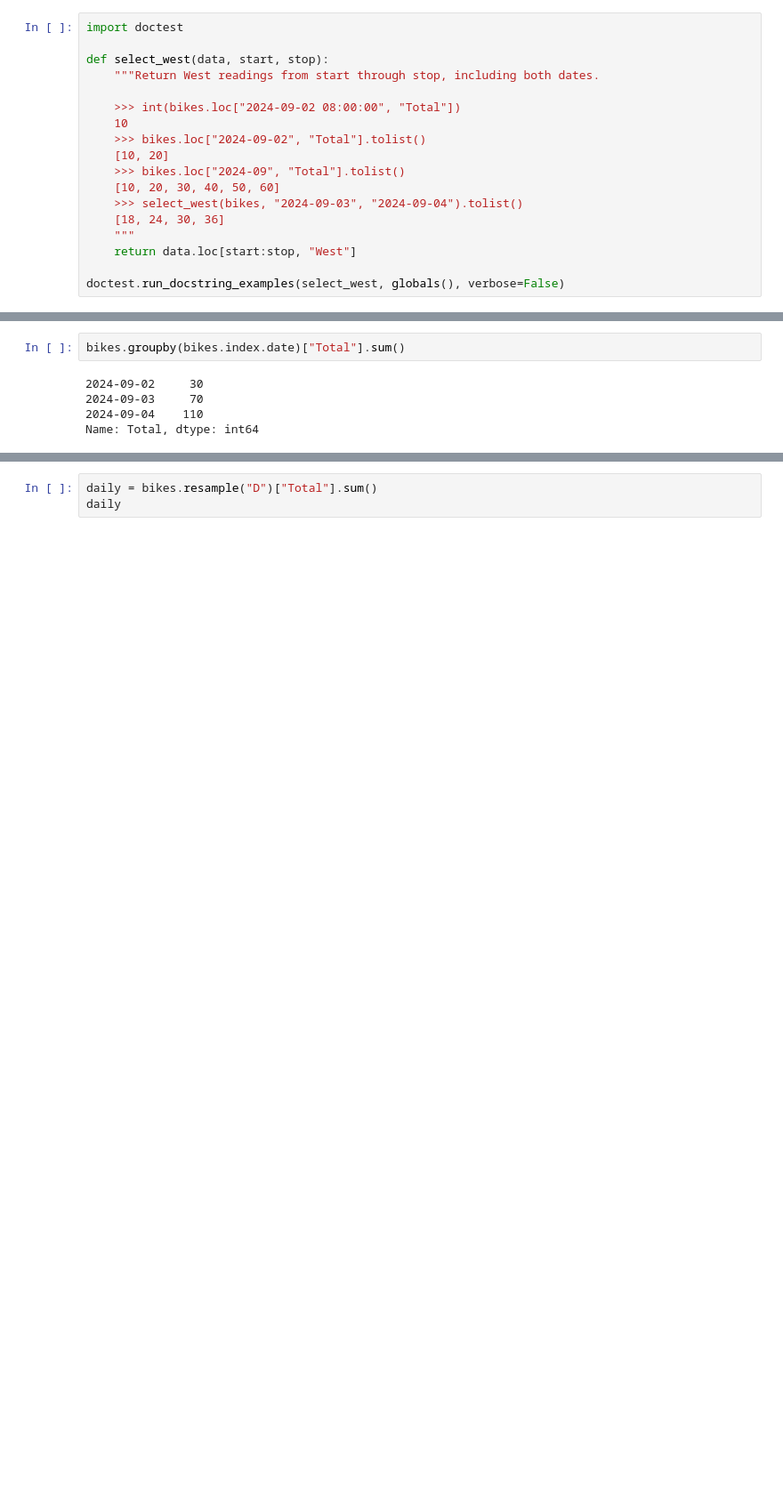
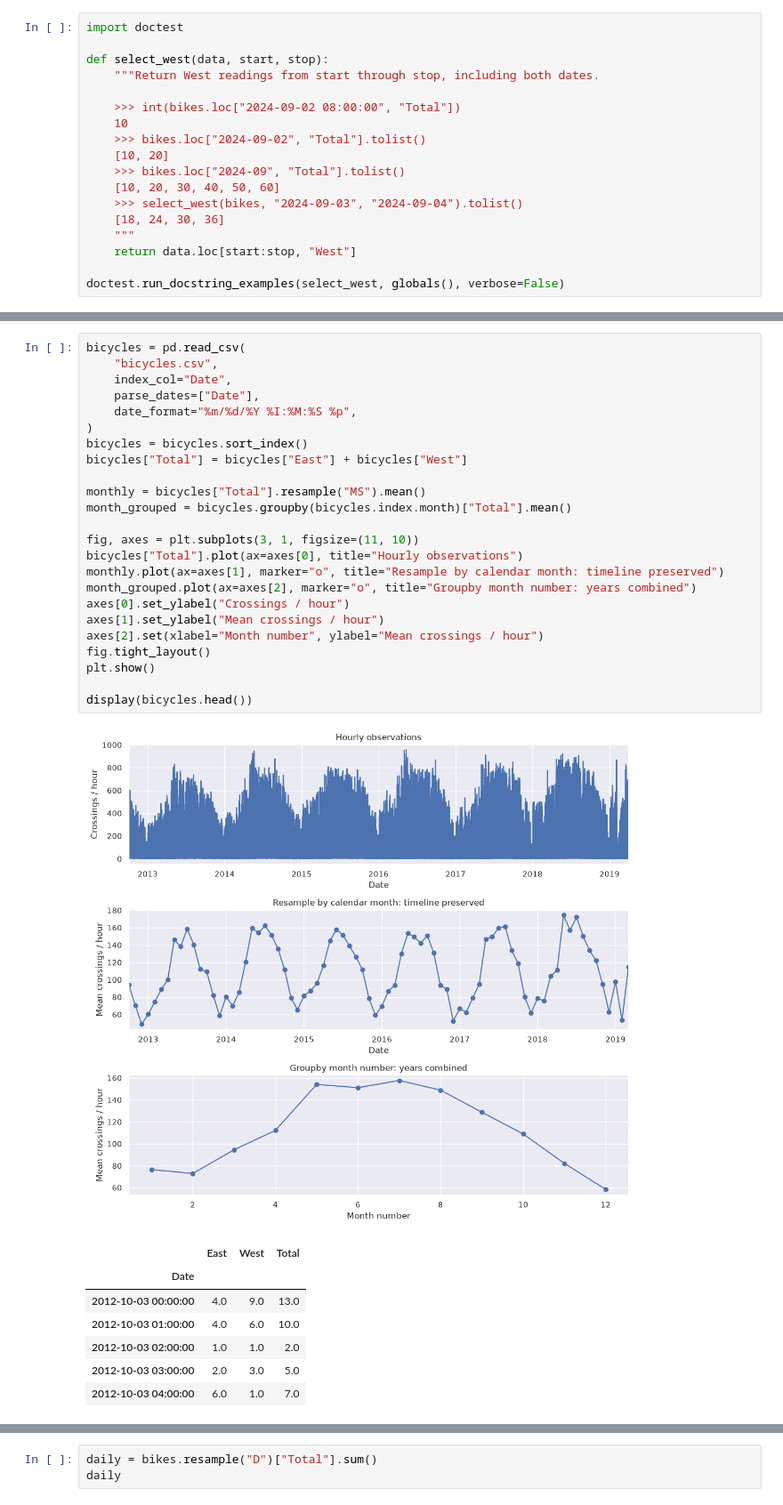
Before and after one commit to NCHS-CS/cse163-nchs, a Jupyter notebook: lectures/time-series.ipynb, the cells around one changed output, grey strips where cells are left out. Shown at 89% size. Cells and saved outputs as stored; diff of their text form; blank space fills up the shorter version.

```diff
--- a/lectures/time-series.ipynb
+++ b/lectures/time-series.ipynb
@@ -259,8 +261,34 @@ Selecting September 2 keeps both hourly readings. Maya still needs to add them t
 # %%
-bikes.groupby(bikes.index.date)["Total"].sum()
+bicycles = pd.read_csv(
+    "bicycles.csv",
+    index_col="Date",
+    parse_dates=["Date"],
+    date_format="%m/%d/%Y %I:%M:%S %p",
+)
+bicycles = bicycles.sort_index()
+bicycles["Total"] = bicycles["East"] + bicycles["West"]
+
+monthly = bicycles["Total"].resample("MS").mean()
+month_grouped = bicycles.groupby(bicycles.index.month)["Total"].mean()
+
+fig, axes = plt.subplots(3, 1, figsize=(11, 10))
+bicycles["Total"].plot(ax=axes[0], title="Hourly observations")
+monthly.plot(ax=axes[1], marker="o", title="Resample by calendar month: timeline preserved")
+month_grouped.plot(ax=axes[2], marker="o", title="Groupby month number: years combined")
+axes[0].set_ylabel("Crossings / hour")
+axes[1].set_ylabel("Mean crossings / hour")
+axes[2].set(xlabel="Month number", ylabel="Mean crossings / hour")
+fig.tight_layout()
+plt.show()
+
+display(bicycles.head())
 # %% [output]
-2024-09-02     30
-2024-09-03     70
-2024-09-04    110
-Name: Total, dtype: int64
+[figure, added]
+|  | East | West | Total |
+| Date |  |  |  |
+| 2012-10-03 00:00:00 | 4.0 | 9.0 | 13.0 |
+| 2012-10-03 01:00:00 | 4.0 | 6.0 | 10.0 |
+| 2012-10-03 02:00:00 | 1.0 | 1.0 | 2.0 |
+| 2012-10-03 03:00:00 | 2.0 | 3.0 | 5.0 |
+| 2012-10-03 04:00:00 | 6.0 | 1.0 | 7.0 |
 # %% [markdown]
```
Also changed, not shown: parts of 15 cells of this notebook.
